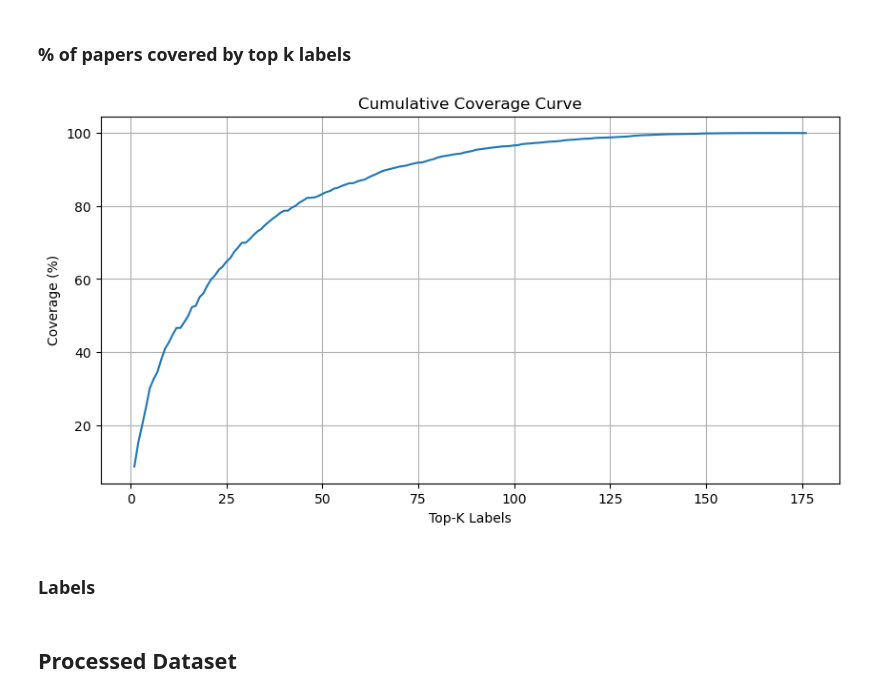
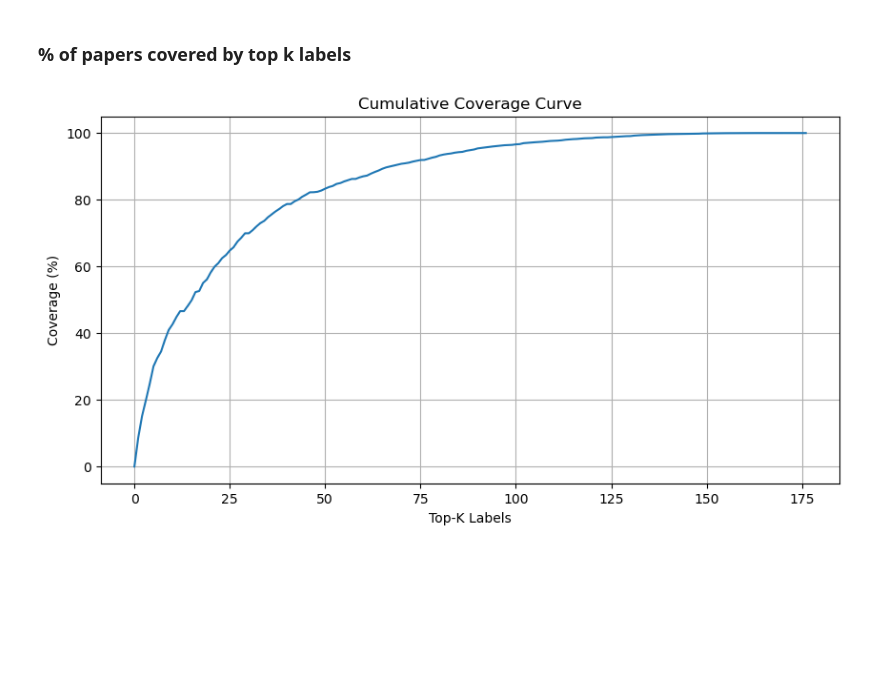
Before and after one commit to Dhiranjit/arxiv-paper-discovery, a Jupyter notebook: notebooks/01_raw_data_exploration.ipynb, the cells around one changed output. Cells and saved outputs as stored; diff of their text form; code cells hidden in the pictures; blank space fills up the shorter version.

```diff
--- a/notebooks/exploration.ipynb
+++ b/notebooks/01_raw_data_exploration.ipynb
@@ -117,16 +141,16 @@ Min: 1
 coverage, labels = compute_label_coverage(base_dataset)
 # %%
 plt.figure(figsize=(10, 5))
-plt.plot(range(1, len(coverage)+1), coverage)
+coverage_plot = [0] + coverage
+x = range(len(coverage_plot))
+
+plt.plot(x, coverage_plot)
 plt.xlabel("Top-K Labels")
 plt.ylabel("Coverage (%)")
 plt.title("Cumulative Coverage Curve")
 plt.grid()
-plt.savefig("../outputs/plots/cumulative_coverage_curve.png", dpi=300)
+
+plt.savefig("../outputs/plots/base_cumulative_coverage_curve.png", dpi=300)
 plt.show()
 # %% [output]
-[figure, old version]
+[figure, new version]
-# %% [markdown]
-### Labels
-# %% [markdown]
-## Processed Dataset
```
Also changed, not shown: parts of 16 cells of this notebook, 28 other files.
